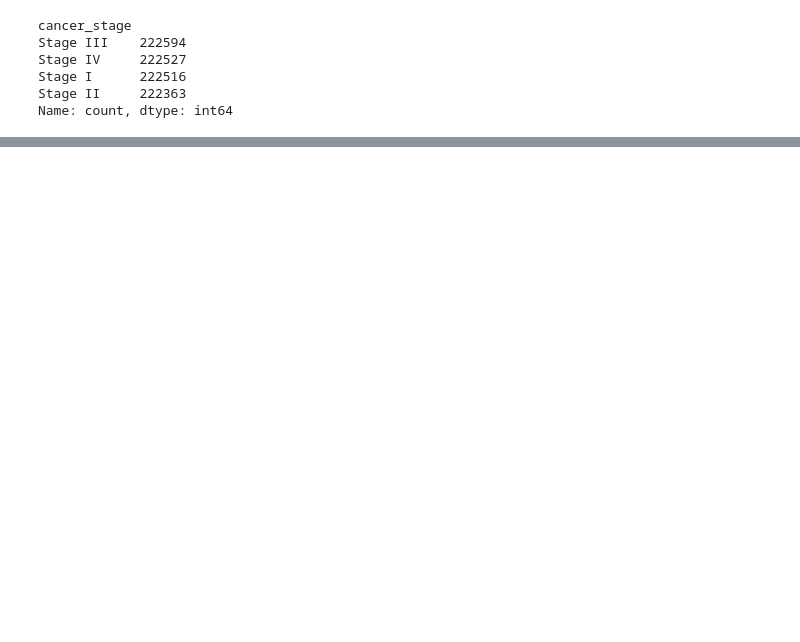
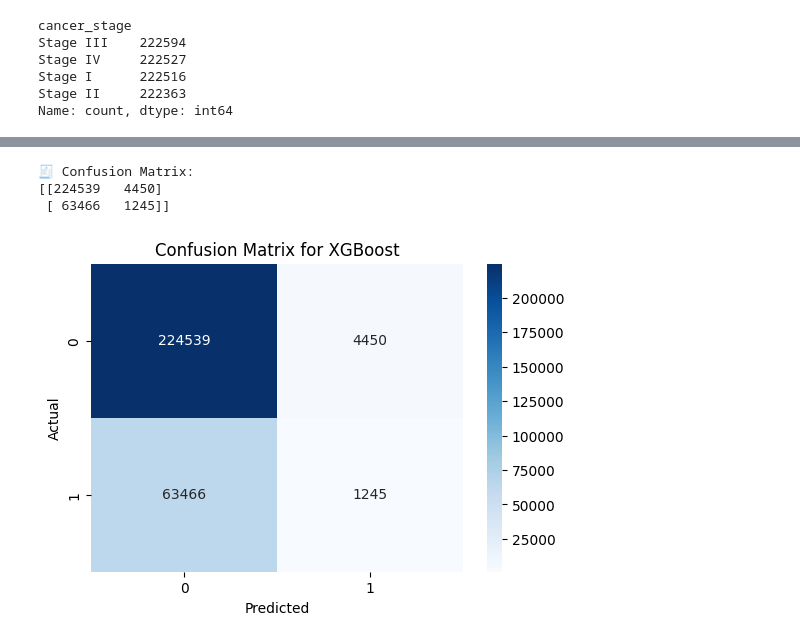
Before and after one commit to ZivadinM/skladistenje-softver, a Jupyter notebook: analiysis.ipynb, the cells around one changed output, grey strips where cells are left out. Saved outputs shown, nothing was run; the diff lists cells and outputs as text; code cells hidden in the pictures; blank space fills up the shorter version.

```diff
--- a/analiysis.ipynb
+++ b/analiysis.ipynb
@@ -179,0 +287,30 @@ df.head()
+# %%
+
+# inicjalizacija modela
+rf_model = RandomForestClassifier(
+    n_estimators=10,        # Broj stabala - koristi 10 stabala odlučivanja
+    max_depth=50,           # Maksimalna dubina svakog stabla - može ići do 50 nivoa
+    class_weight='balanced', # Automatski balansira klase (preživeli/nepreživeli)
+    random_state=52,        # Fiksira nasumičnost za reproducibilne rezultate
+    n_jobs=-1               # Koristi sve dostupne CPU jezgre za brže treniranje
+)
+# treniranje modela
+rf_model.fit(X_train, y_train)
+# predikcija
+rf_predictions = rf_model.predict(X_test)
+# %%
+conf_matrix_rf = confusion_matrix(y_test, rf_predictions)
+print("🧾 Confusion Matrix:")
+print(conf_matrix_rf)
+
+plt.figure(figsize=(6,4))
+sns.heatmap(conf_matrix_rf, annot=True, fmt='d', cmap='Blues')
+plt.title(f'Confusion Matrix for XGBoost')
+plt.xlabel('Predicted')
+plt.ylabel('Actual')
+plt.show()
+# %% [output]
+🧾 Confusion Matrix:
+[[224539   4450]
+ [ 63466   1245]]
+[figure, added]
```
Also changed, not shown: parts of 28 cells of this notebook, 3 other files.
